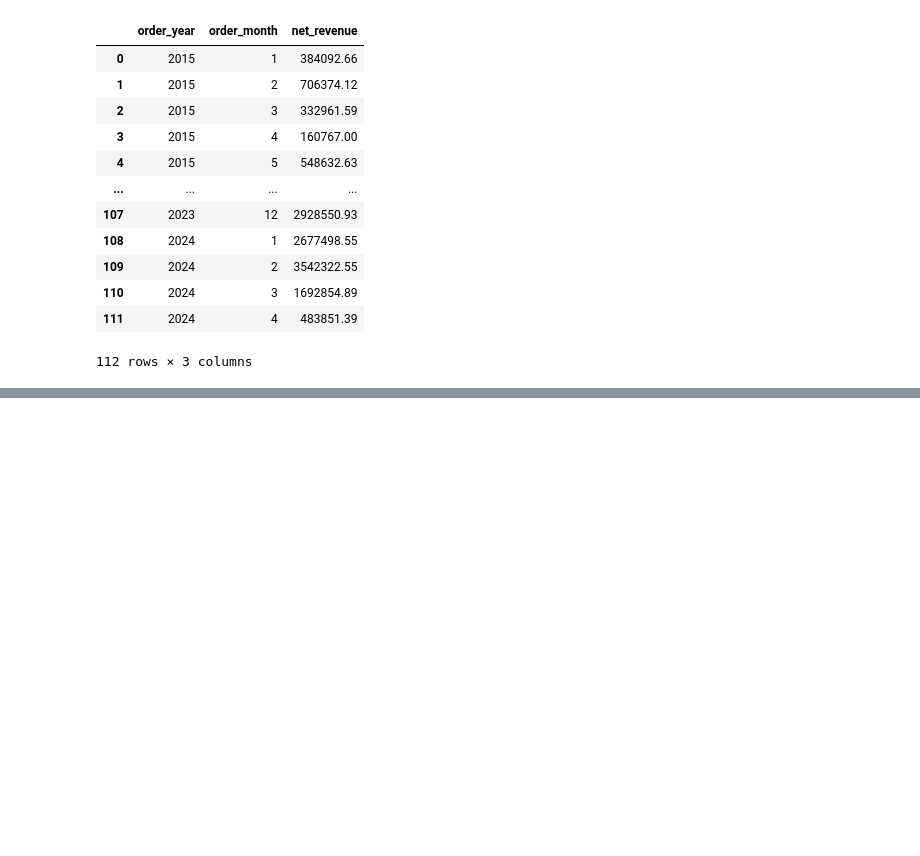
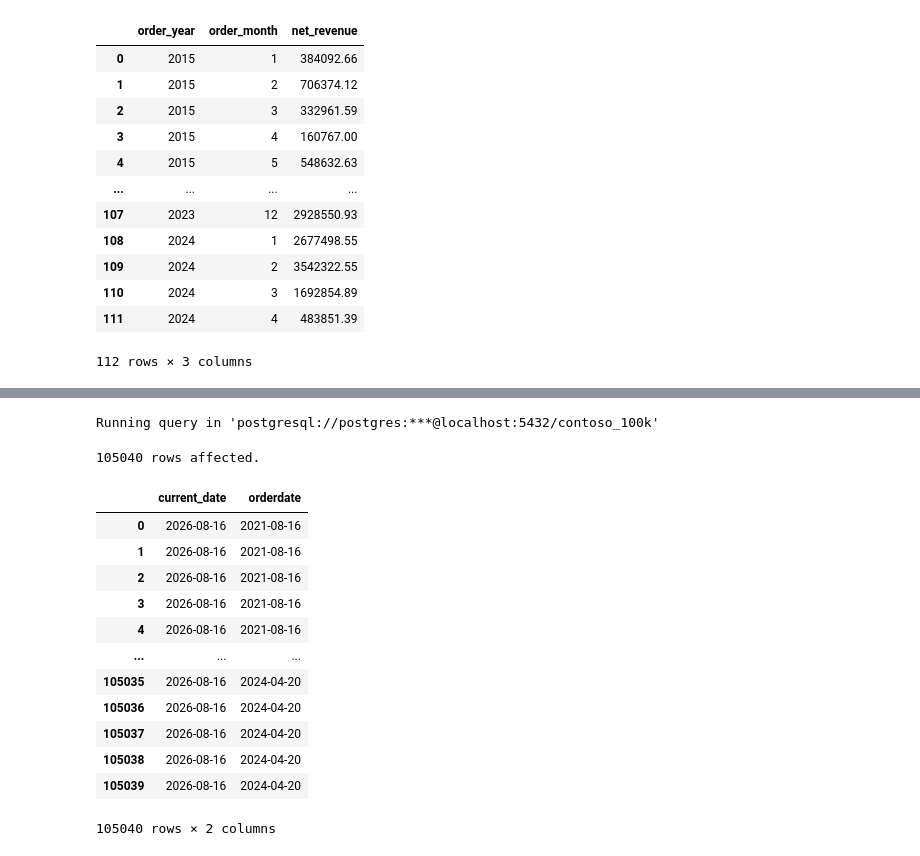
Before and after one commit to OwlNet-C/DataAnalytics, a Jupyter notebook: Resources/Blank_SQL_Notebook.ipynb, the cells around one changed output, grey strips where cells are left out. Cells and saved outputs as stored; diff of their text form; code cells hidden in the pictures; blank space fills up the shorter version.

```diff
--- a/Resources/Blank_SQL_Notebook.ipynb
+++ b/Resources/Blank_SQL_Notebook.ipynb
@@ -678,0 +735,25 @@ Running query in 'postgresql://postgres:***@localhost:5432/contoso_100k'
+# %%
+%%sql
+
+select
+  current_date,
+  orderdate
+from sales
+where
+  orderdate >= current_date - interval '5 years'
+# %% [output]
+Running query in 'postgresql://postgres:***@localhost:5432/contoso_100k'
+105040 rows affected.
+|  | current_date | orderdate |
+| 0 | 2026-08-16 | 2021-08-16 |
+| 1 | 2026-08-16 | 2021-08-16 |
+| 2 | 2026-08-16 | 2021-08-16 |
+| 3 | 2026-08-16 | 2021-08-16 |
+| 4 | 2026-08-16 | 2021-08-16 |
+| ... | ... | ... |
+| 105035 | 2026-08-16 | 2024-04-20 |
+| 105036 | 2026-08-16 | 2024-04-20 |
+| 105037 | 2026-08-16 | 2024-04-20 |
+| 105038 | 2026-08-16 | 2024-04-20 |
+| 105039 | 2026-08-16 | 2024-04-20 |
+105040 rows × 2 columns
```
Also changed, not shown: parts of 14 cells of this notebook.
